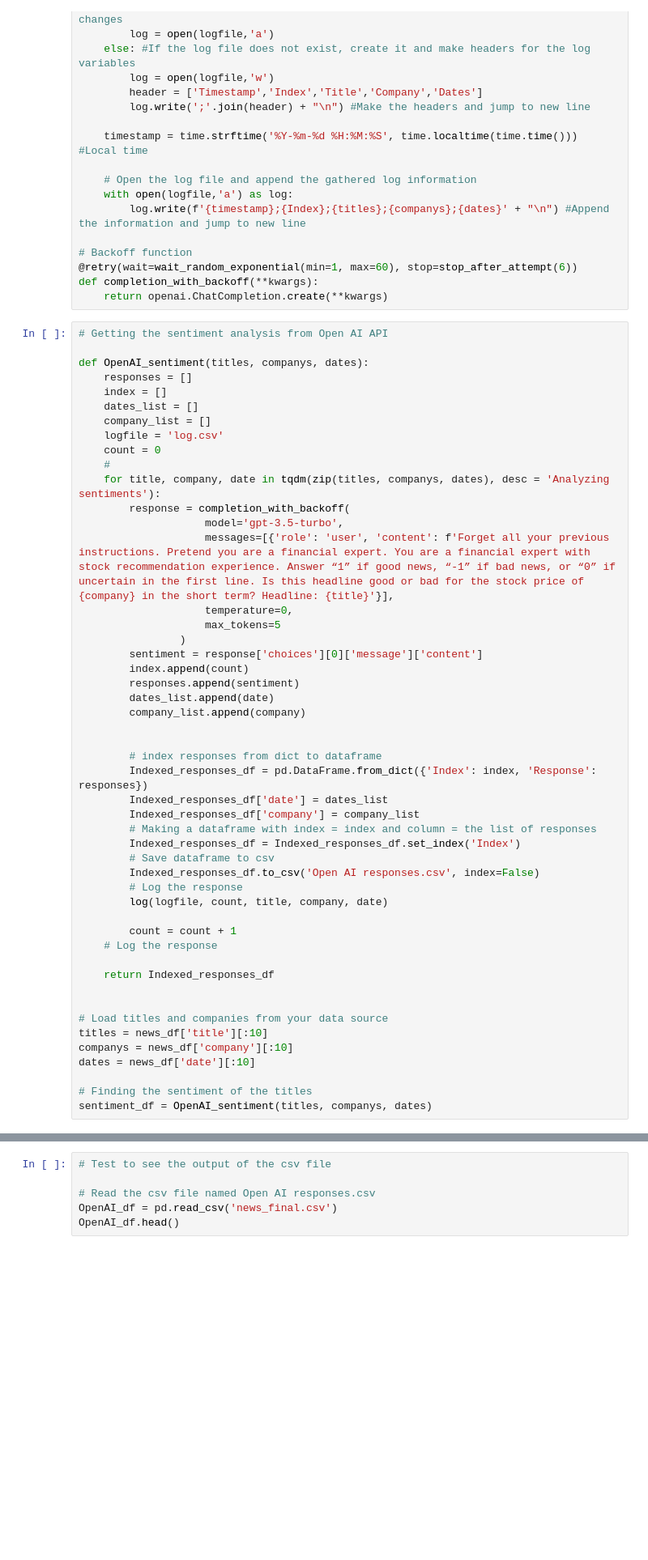
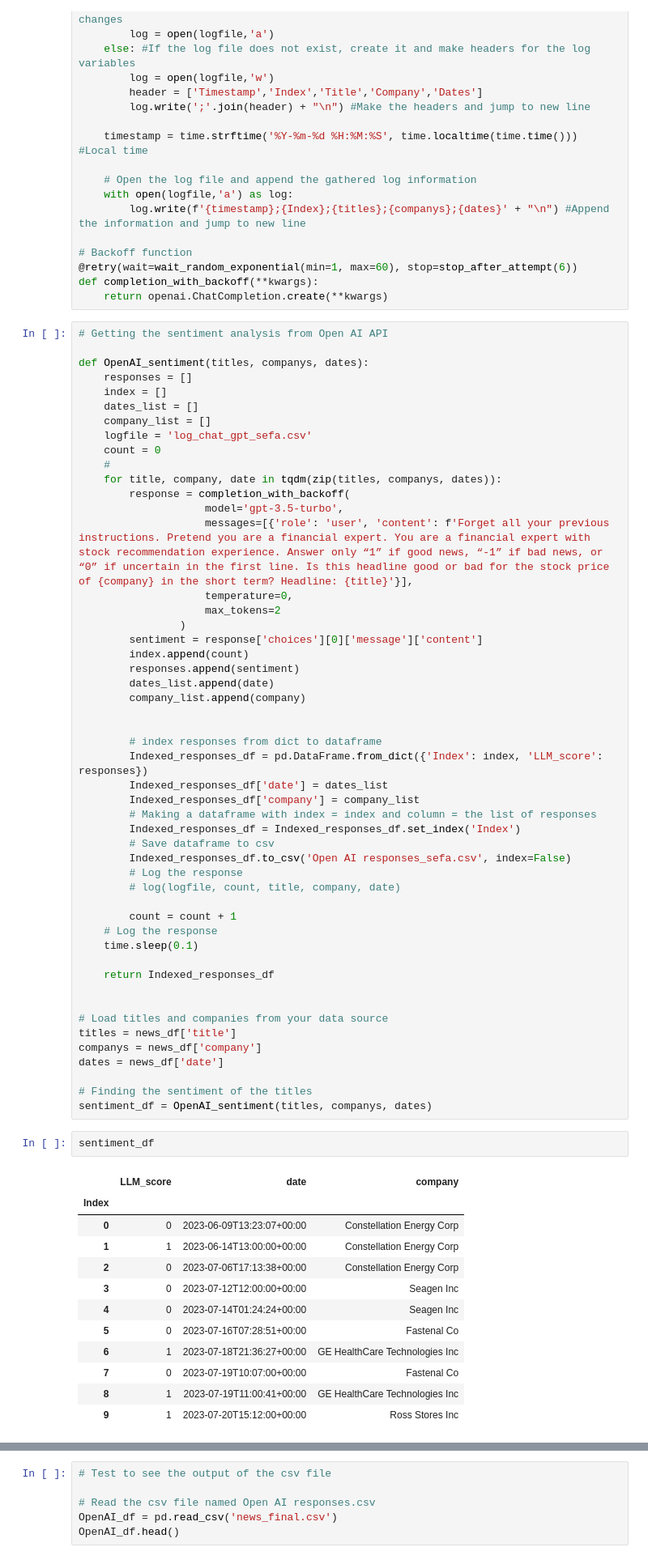
Before and after one commit to sebasfaurby/IntroSocial23, a Jupyter notebook: Exam final/Data collection/Open-AI-API-final.ipynb, the cells around one changed output, grey strips where cells are left out. Shown at 81% size. Cells and saved outputs as stored; diff of their text form; blank space fills up the shorter version.

Commit message:
data processing

```diff
--- a/Exam final/Data collection/Open-AI-API-final.ipynb
+++ b/Exam final/Data collection/Open-AI-API-final.ipynb
@@ -65,15 +80,15 @@ def OpenAI_sentiment(titles, companys, dates):
     index = []
     dates_list = []
     company_list = []
-    logfile = 'log.csv'
+    logfile = 'log_chat_gpt_sefa.csv'
     count = 0
     #
-    for title, company, date in tqdm(zip(titles, companys, dates), desc = 'Analyzing sentiments'):
+    for title, company, date in tqdm(zip(titles, companys, dates)):
         response = completion_with_backoff(
                     model='gpt-3.5-turbo',
-                    messages=[{'role': 'user', 'content': f'Forget all your previous instructions. Pretend you are a financial expert. You are a financial expert with stock recommendation experience. Answer “1” if good news, “-1” if bad news, or “0” if uncertain in the first line. Is this headline good or bad for the stock price of {company} in the short term? Headline: {title}'}],
+                    messages=[{'role': 'user', 'content': f'Forget all your previous instructions. Pretend you are a financial expert. You are a financial expert with stock recommendation experience. Answer only “1” if good news, “-1” if bad news, or “0” if uncertain in the first line. Is this headline good or bad for the stock price of {company} in the short term? Headline: {title}'}],
                     temperature=0,
-                    max_tokens=5
+                    max_tokens=2
                 )
         sentiment = response['choices'][0]['message']['content']
         index.append(count)
@@ -83,29 +98,45 @@ def OpenAI_sentiment(titles, companys, dates):
 
 
         # index responses from dict to dataframe
-        Indexed_responses_df = pd.DataFrame.from_dict({'Index': index, 'Response': responses})
+        Indexed_responses_df = pd.DataFrame.from_dict({'Index': index, 'LLM_score': responses})
         Indexed_responses_df['date'] = dates_list
         Indexed_responses_df['company'] = company_list
         # Making a dataframe with index = index and column = the list of responses
         Indexed_responses_df = Indexed_responses_df.set_index('Index')
         # Save dataframe to csv
-        Indexed_responses_df.to_csv('Open AI responses.csv', index=False)
+        Indexed_responses_df.to_csv('Open AI responses_sefa.csv', index=False)
         # Log the response
-        log(logfile, count, title, company, date)
+        # log(logfile, count, title, company, date)
 
         count = count + 1
     # Log the response
+    time.sleep(0.1)
 
     return Indexed_responses_df
 
 
 # Load titles and companies from your data source
-titles = news_df['title'][:10]
-companys = news_df['company'][:10]
-dates = news_df['date'][:10]
+titles = news_df['title']
+companys = news_df['company']
+dates = news_df['date']
 
 # Finding the sentiment of the titles
 sentiment_df = OpenAI_sentiment(titles, companys, dates)
+# %%
+sentiment_df
+# %% [output]
+|  | LLM_score | date | company |
+| Index |  |  |  |
+| 0 | 0 | 2023-06-09T13:23:07+00:00 | Constellation Energy Corp |
+| 1 | 1 | 2023-06-14T13:00:00+00:00 | Constellation Energy Corp |
+| 2 | 0 | 2023-07-06T17:13:38+00:00 | Constellation Energy Corp |
+| 3 | 0 | 2023-07-12T12:00:00+00:00 | Seagen Inc |
+| 4 | 0 | 2023-07-14T01:24:24+00:00 | Seagen Inc |
+| 5 | 0 | 2023-07-16T07:28:51+00:00 | Fastenal Co |
+| 6 | 1 | 2023-07-18T21:36:27+00:00 | GE HealthCare Technologies Inc |
+| 7 | 0 | 2023-07-19T10:07:00+00:00 | Fastenal Co |
+| 8 | 1 | 2023-07-19T11:00:41+00:00 | GE HealthCare Technologies Inc |
+| 9 | 1 | 2023-07-20T15:12:00+00:00 | Ross Stores Inc |
 # %%
 # Merging news_df with sentiment_df on index
 news_final = pd.merge(news_df, sentiment_df, left_index=True, right_index=True, how='left')
```
Also changed, not shown: parts of 2 cells of this notebook, 5 other files.
